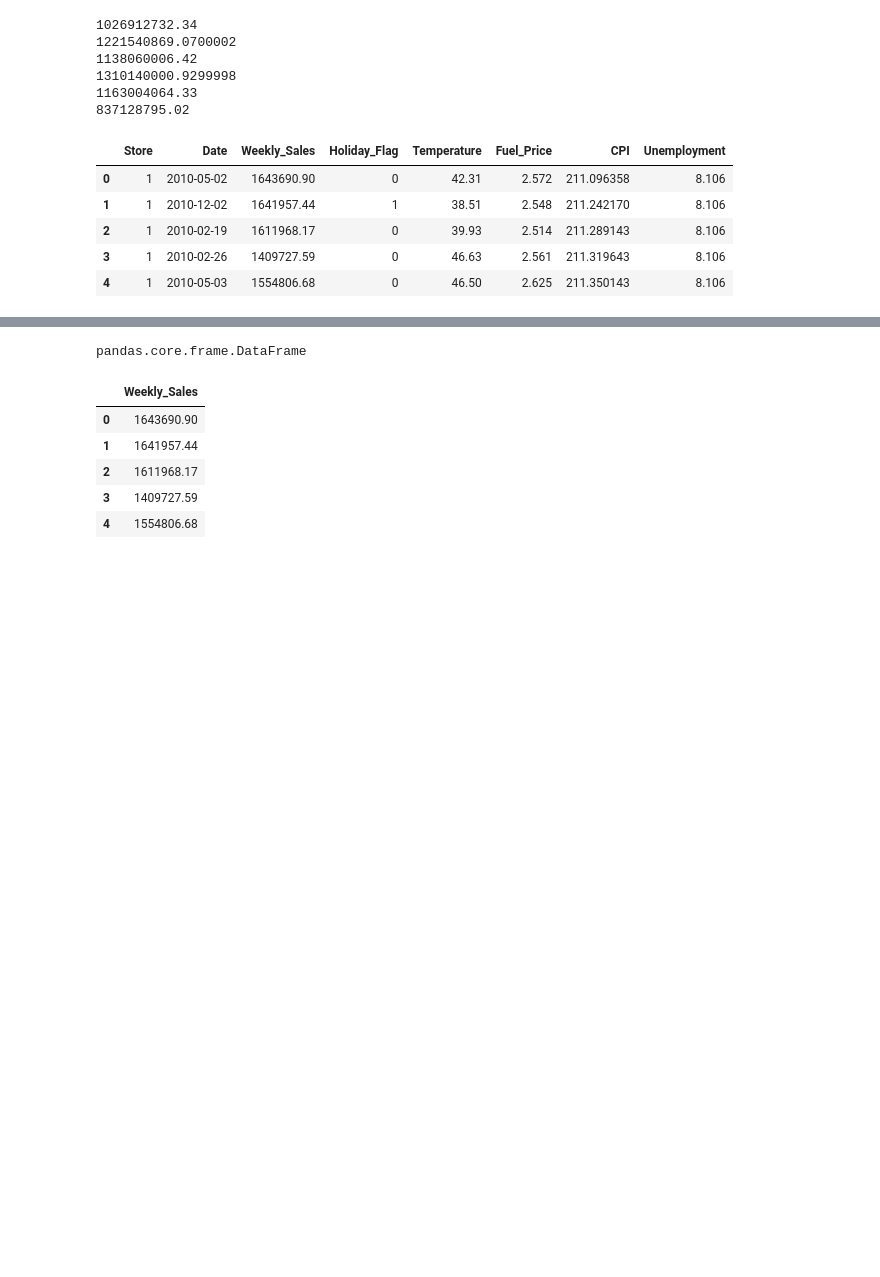
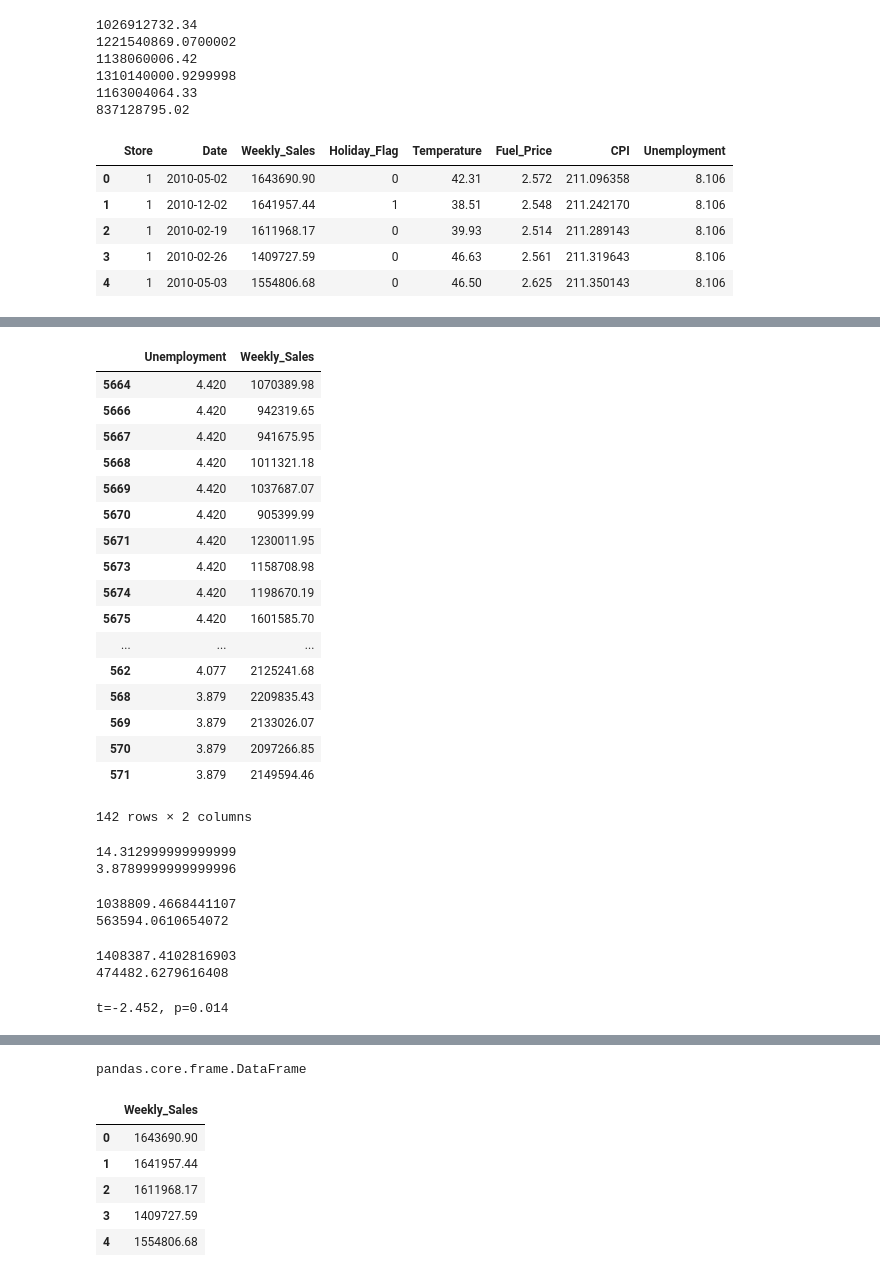
Before and after one commit to Niv-19/Capstone1_Niv, a Jupyter notebook: Capstone1_Niv.ipynb, the cells around one changed output, grey strips where cells are left out. Saved outputs shown, nothing was run; the diff lists cells and outputs as text; code cells hidden in the pictures; blank space fills up the shorter version.

```diff
--- a/Capstone1_Niv.ipynb
+++ b/Capstone1_Niv.ipynb
@@ -532,0 +563,51 @@ alpha: 0.05 '''
+# %%
+unemploy_sort=walmart_data[['Unemployment','Weekly_Sales']].sort_values(by ='Unemployment',ascending=False)
+#mask_fuel=(fuel_price_sort['Fuel_Price'] > 3.0)
+#fuel_4above= fuel_price_sort(mask_fuel)
+mask1=unemploy_sort.Unemployment>=4.5
+mask2=unemploy_sort.Unemployment<4.5
+high_unemploy_sale=unemploy_sort[mask1]
+high_unemploy_sale
+low_unemploy_sale=unemploy_sort[mask2]
+low_unemploy_sale
+# %% [output]
+|  | Unemployment | Weekly_Sales |
+| 5664 | 4.420 | 1070389.98 |
+| 5666 | 4.420 | 942319.65 |
+| 5667 | 4.420 | 941675.95 |
+| 5668 | 4.420 | 1011321.18 |
+| 5669 | 4.420 | 1037687.07 |
+| 5670 | 4.420 | 905399.99 |
+| 5671 | 4.420 | 1230011.95 |
+| 5673 | 4.420 | 1158708.98 |
+| 5674 | 4.420 | 1198670.19 |
+| 5675 | 4.420 | 1601585.70 |
+| ... | ... | ... |
+| 562 | 4.077 | 2125241.68 |
+| 568 | 3.879 | 2209835.43 |
+| 569 | 3.879 | 2133026.07 |
+| 570 | 3.879 | 2097266.85 |
+| 571 | 3.879 | 2149594.46 |
+142 rows × 2 columns
+# %%
+print(walmart_data.Unemployment.max())
+print(walmart_data.Unemployment.min())
+# %% [output]
+14.312999999999999
+3.8789999999999996
+# %%
+mean_sale_high_employ=high_unemploy_sale.Weekly_Sales.mean()
+std_sale_high_employ=high_unemploy_sale.Weekly_Sales.std()
+print(mean_sale_high_employ)
+print(std_sale_high_employ)
+# %% [output]
+1038809.4668441107
+563594.0610654072
+# %%
+mean_sale_low_employ=low_unemploy_sale.Weekly_Sales.mean()
+std_sale_low_employ=low_unemploy_sale.Weekly_Sales.std()
+print(mean_sale_low_employ)
+print(std_sale_low_employ)
+# %% [output]
+1408387.4102816903
+474482.6279616408
@@ -532,0 +619,22 @@ alpha: 0.05 '''
+# %%
+unemploy_sort=walmart_data[['Unemployment','Weekly_Sales']].sort_values(by ='Unemployment',ascending=False)
+#mask_fuel=(fuel_price_sort['Fuel_Price'] > 3.0)
+#fuel_4above= fuel_price_sort(mask_fuel)
+#14.18 is the critical point
+mask1=unemploy_sort.Unemployment>=14.18
+mask2=unemploy_sort.Unemployment<14.18
+high_unemploy_sale=unemploy_sort[mask1]
+high_unemploy_sale
+low_unemploy_sale=unemploy_sort[mask2]
+low_unemploy_sale
+#applying t_test
+data1=np.array(high_unemploy_sale.Weekly_Sales)
+data2=np.array(low_unemploy_sale.Weekly_Sales)
+from scipy.stats import ttest_ind
+# compare samples
+#reject null hypothesis for 2.6,2.7,2.8
+#fail to reject null hypothesis for 2.9,3.0,3.1
+stat, p = ttest_ind(data1, data2)
+print('t=%.3f, p=%.3f' % (stat, p))
+# %% [output]
+t=-2.452, p=0.014
```
Also changed, not shown: parts of 11 cells of this notebook.
